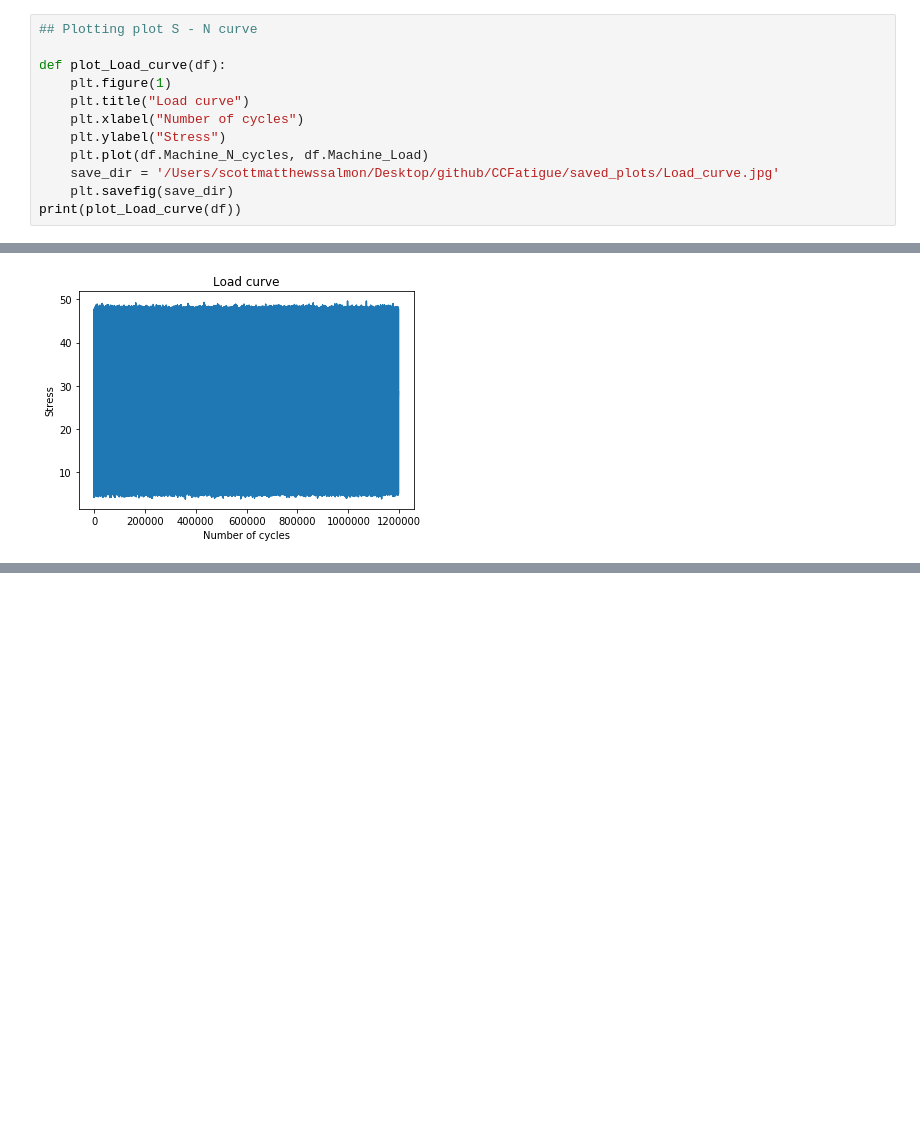
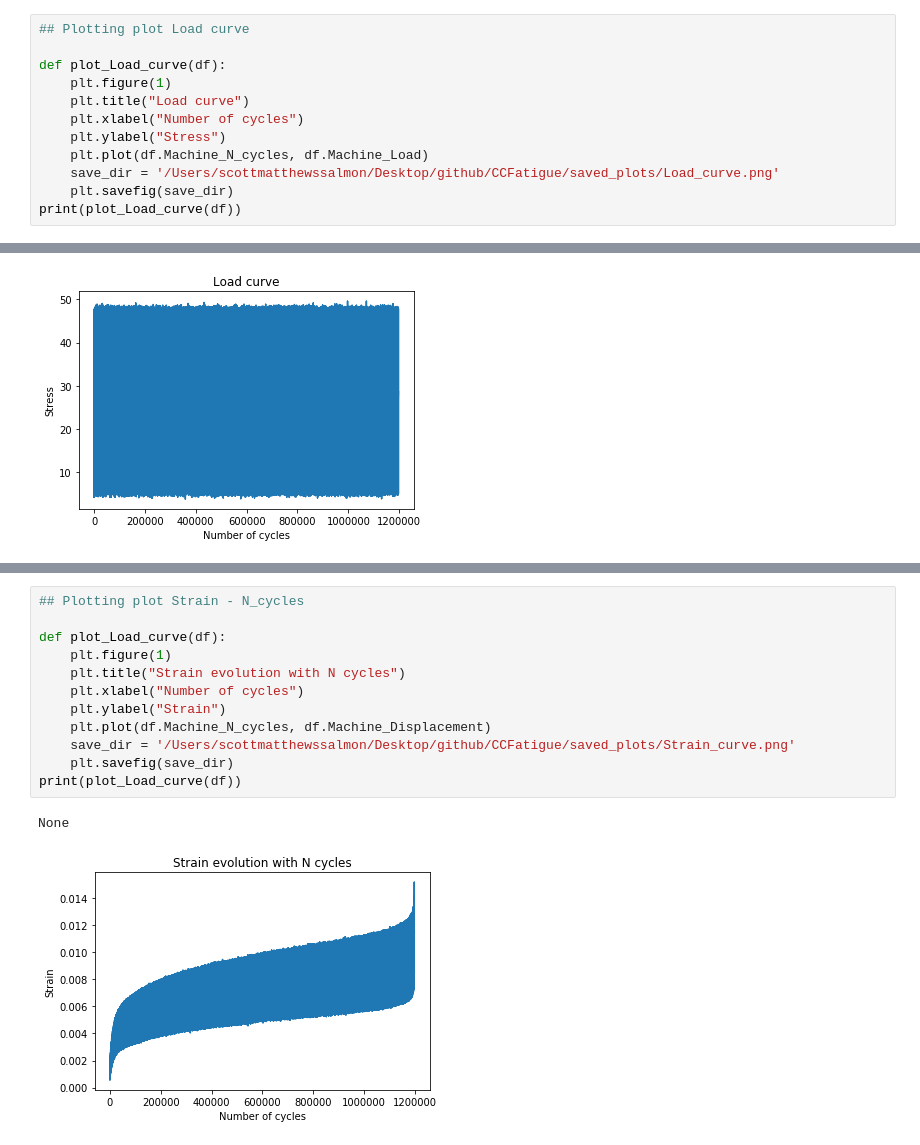
Before and after one commit to EPFL-ENAC/CCFatiguePlatform, a Jupyter notebook: Plots/Plotting.ipynb, the cells around one changed output, grey strips where cells are left out. Cells and saved outputs as stored; diff of their text form; blank space fills up the shorter version.

Commit message:
added strain plot to plotting.ipynb

```diff
--- a/Plots/Plotting.ipynb
+++ b/Plots/Plotting.ipynb
@@ -49,7 +49,7 @@ None
 
 #plt.savefig(save_dir)
 # %%
-## Plotting plot S - N curve
+## Plotting plot Load curve
 
 def plot_Load_curve(df):
     plt.figure(1)
@@ -57,7 +57,7 @@ def plot_Load_curve(df):
     plt.xlabel("Number of cycles")
     plt.ylabel("Stress")
     plt.plot(df.Machine_N_cycles, df.Machine_Load)
-    save_dir = '/Users/scottmatthewssalmon/Desktop/github/CCFatigue/saved_plots/Load_curve.jpg'
+    save_dir = '/Users/scottmatthewssalmon/Desktop/github/CCFatigue/saved_plots/Load_curve.png'
     plt.savefig(save_dir)
 print(plot_Load_curve(df))
 # %% [output]
@@ -73,0 +72,15 @@ None
+# %%
+## Plotting plot Strain - N_cycles
+
+def plot_Load_curve(df):
+    plt.figure(1)
+    plt.title("Strain evolution with N cycles")
+    plt.xlabel("Number of cycles")
+    plt.ylabel("Strain")
+    plt.plot(df.Machine_N_cycles, df.Machine_Displacement)
+    save_dir = '/Users/scottmatthewssalmon/Desktop/github/CCFatigue/saved_plots/Strain_curve.png'
+    plt.savefig(save_dir)
+print(plot_Load_curve(df))
+# %% [output]
+None
+[figure, added]
```
Also changed, not shown: parts of 2 cells of this notebook.
